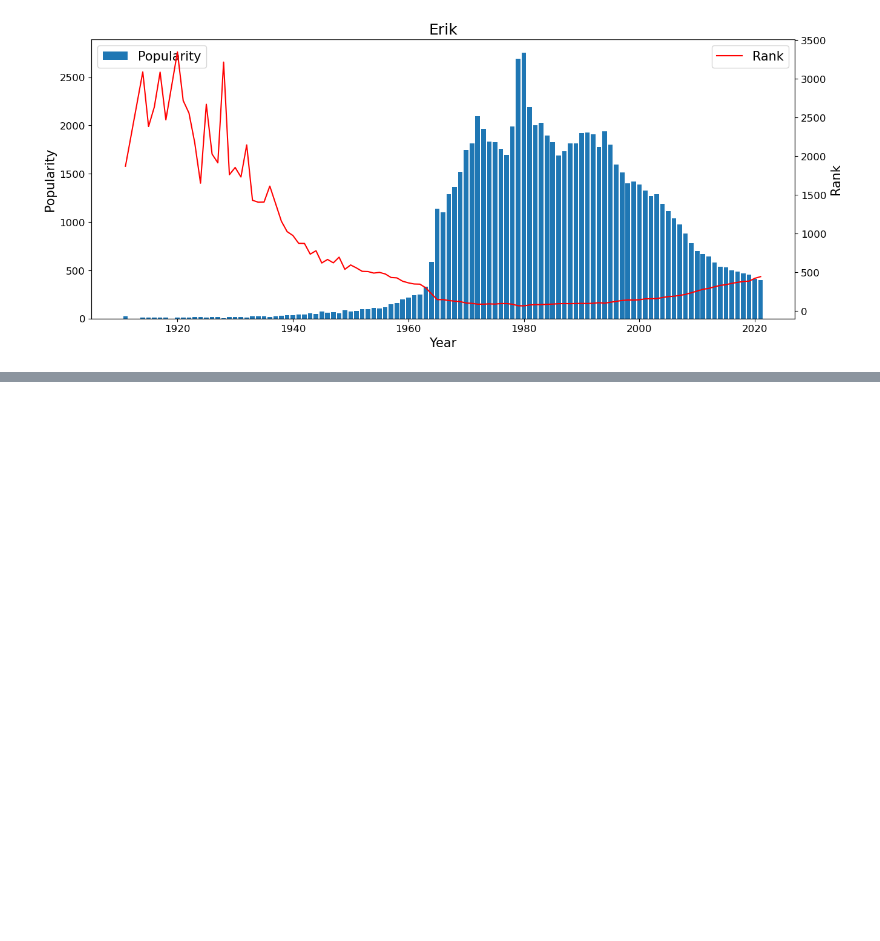
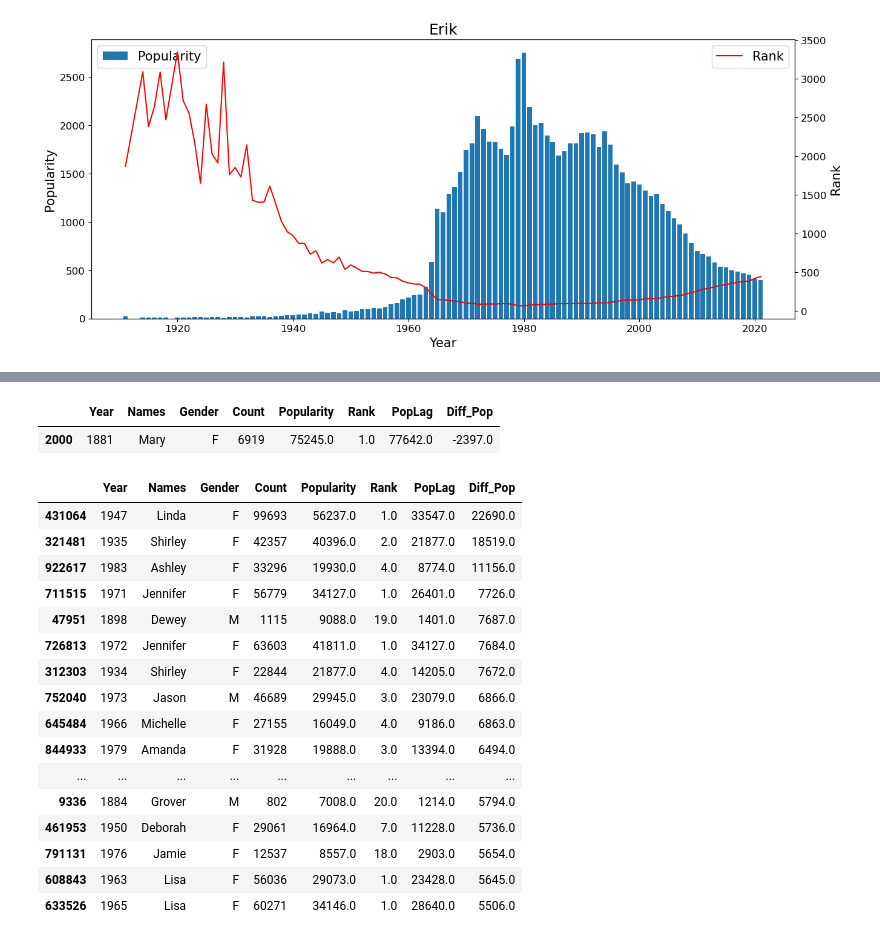
Before and after one commit to RochaErik/X-US-Baby-Names, a Jupyter notebook: EDA.ipynb, the cells around one changed output, grey strips where cells are left out. Drawn from its saved outputs; the diff is of its cells as text; code cells hidden in the pictures; blank space fills up the shorter version.

```diff
--- a/EDA.ipynb
+++ b/EDA.ipynb
@@ -560,0 +579,4 @@ plot_name('Erik', 'M', 'Popularity')
+# %%
+# Creating a column that stores the values that will be used to calculate the differences in 'Popularity'
+
+df['Pop_Year_Earlier'] = df.groupby(['Names', 'Gender']).Popularity.shift()
@@ -560,0 +622,2 @@ plot_name('Erik', 'M', 'Popularity')
+# %%
+df.loc[(df.Year > 1880) & (df.Pop_Year_Earlier.isna()), 'Pop_Year_Earlier'] = 0
@@ -560,0 +642,4 @@ plot_name('Erik', 'M', 'Popularity')
+# %%
+# Now we will calculate the difference of names 'Popularity' of each year
+
+df['Diff_Pop'] = df.Popularity - df.Pop_Year_Earlier
@@ -560,0 +662,27 @@ plot_name('Erik', 'M', 'Popularity')
+# %%
+df[(df['Names']=='Mary')&(df['Year']==1881)&(df['Gender']=='F')]
+# %% [output]
+|  | Year | Names | Gender | Count | Popularity | Rank | PopLag | Diff_Pop |
+| 2000 | 1881 | Mary | F | 6919 | 75245.0 | 1.0 | 77642.0 | -2397.0 |
+# %%
+# Looking for 'explosive' names
+
+df.nlargest(20, 'Diff_Pop')
+# %% [output]
+|  | Year | Names | Gender | Count | Popularity | Rank | PopLag | Diff_Pop |
+| 431064 | 1947 | Linda | F | 99693 | 56237.0 | 1.0 | 33547.0 | 22690.0 |
+| 321481 | 1935 | Shirley | F | 42357 | 40396.0 | 2.0 | 21877.0 | 18519.0 |
+| 922617 | 1983 | Ashley | F | 33296 | 19930.0 | 4.0 | 8774.0 | 11156.0 |
+| 711515 | 1971 | Jennifer | F | 56779 | 34127.0 | 1.0 | 26401.0 | 7726.0 |
+| 47951 | 1898 | Dewey | M | 1115 | 9088.0 | 19.0 | 1401.0 | 7687.0 |
+| 726813 | 1972 | Jennifer | F | 63603 | 41811.0 | 1.0 | 34127.0 | 7684.0 |
+| 312303 | 1934 | Shirley | F | 22844 | 21877.0 | 4.0 | 14205.0 | 7672.0 |
+| 752040 | 1973 | Jason | M | 46689 | 29945.0 | 3.0 | 23079.0 | 6866.0 |
+| 645484 | 1966 | Michelle | F | 27155 | 16049.0 | 4.0 | 9186.0 | 6863.0 |
+| 844933 | 1979 | Amanda | F | 31928 | 19888.0 | 3.0 | 13394.0 | 6494.0 |
+| ... | ... | ... | ... | ... | ... | ... | ... | ... |
+| 9336 | 1884 | Grover | M | 802 | 7008.0 | 20.0 | 1214.0 | 5794.0 |
+| 461953 | 1950 | Deborah | F | 29061 | 16964.0 | 7.0 | 11228.0 | 5736.0 |
+| 791131 | 1976 | Jamie | F | 12537 | 8557.0 | 18.0 | 2903.0 | 5654.0 |
+| 608843 | 1963 | Lisa | F | 56036 | 29073.0 | 1.0 | 23428.0 | 5645.0 |
+| 633526 | 1965 | Lisa | F | 60271 | 34146.0 | 1.0 | 28640.0 | 5506.0 |
```
Also changed, not shown: parts of 8 cells of this notebook.
